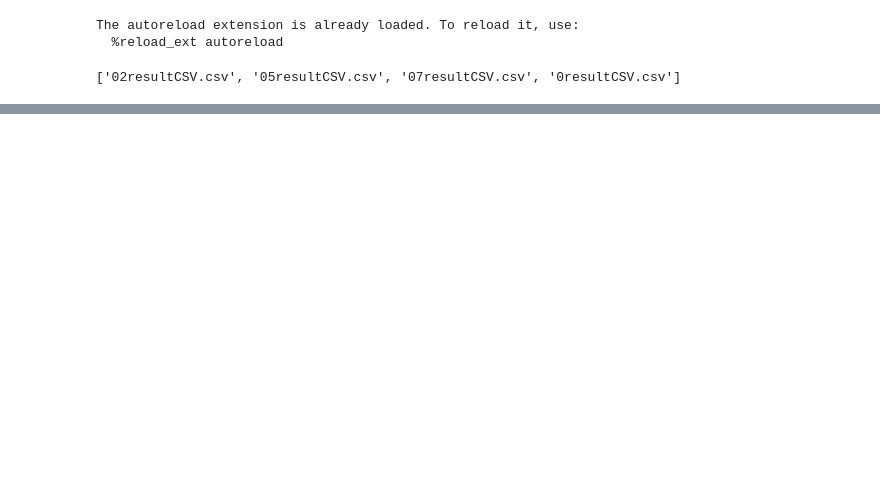
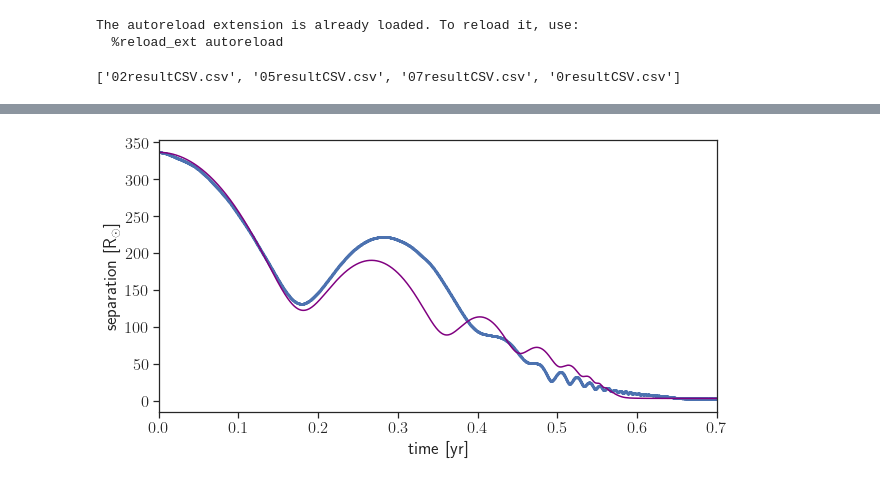
Before and after one commit to spzwart/DynBinEv, a Jupyter notebook: notebooks/comparing_hydro.ipynb, the cells around one changed output, grey strips where cells are left out. Cells and saved outputs as stored; diff of their text form; code cells hidden in the pictures; blank space fills up the shorter version.

```diff
--- a/notebooks/comparing_hydro.ipynb
+++ b/notebooks/comparing_hydro.ipynb
@@ -7,14 +15,16 @@ The autoreload extension is already loaded. To reload it, use:
 # %%
-import inspect
 from matplotlib import pyplot as plt
 import seaborn as sns
 import os
 import pandas as pd
 import numpy as np
-from amuse.units import units
+from amuse.units import units, constants
 
 sns.set(font_scale=1.5, rc={'text.usetex' : True})
 sns.set_style("ticks")
+
+rsun_to_au = (1 | units.RSun).value_in(units.au)
+day_to_yr = (1 | units.day).value_in(units.yr)
 # %%
 def semi_ecc(p, v, m):
     r = (p*p).sum(axis=1)**0.5
@@ -163,0 +174,20 @@ plt.show()
+# %%
+m1, m2 = 8 | units.MSun, 2 | units.MSun
+ome0 = np.pi/2
+nu0 = np.pi
+mu = (m1 + m2)*constants.G
+
+iapo = sep[0]/rsun_to_au
+e0 = dictecc[isim] - 0.05
+a0 = iapo / (1 + e0) | units.RSun
+
+a1 = 1 | units.RSun
+X = 0.1
+l, k = 2, 1
+CEvolve = MacegaPhaseEvolve(l=l, k=k, limit_radius=200, evolve_g=True)
+C_l2k0, Lex, Tex = MacegaPhaseEvolve.C_from_X(X, mu, a0, l=l, k=k)
+CEvolve.initialize_system(m1, m2, a0, e0, ome0, nu0, C=C_l2k0, a1=a1, lambd=25)
+t, a, e, ome, nu, g = CEvolve.run_system(tfin=CEvolve.Period0*4, dt_out=CEvolve.Period0*0.0001)
+#a = a *rsun_to_au
+print(g)
+r = a*(1-e*e) / (1 + e*np.cos(nu))
@@ -163,0 +204,11 @@ plt.show()
+# %%
+f, ax = plt.subplots(1, figsize=(10,5), sharex=True)
+ax.plot(t, r, c="purple")
+ax.scatter(time*day_to_yr, sep/rsun_to_au, marker=".", s=3, label="e$_0$=0.95")
+ax.set_xlim(left=0.0, right=0.7)
+ax.set_xlabel("time [yr]")
+ax.set_ylabel("separation [R$_\odot$]")
+dataplot1 = [t, r, time*day_to_yr, sep/rsun_to_au]
+plt.show()
+# %% [output]
+[figure, added]
```
Also changed, not shown: parts of 20 cells of this notebook, 6 other files.
